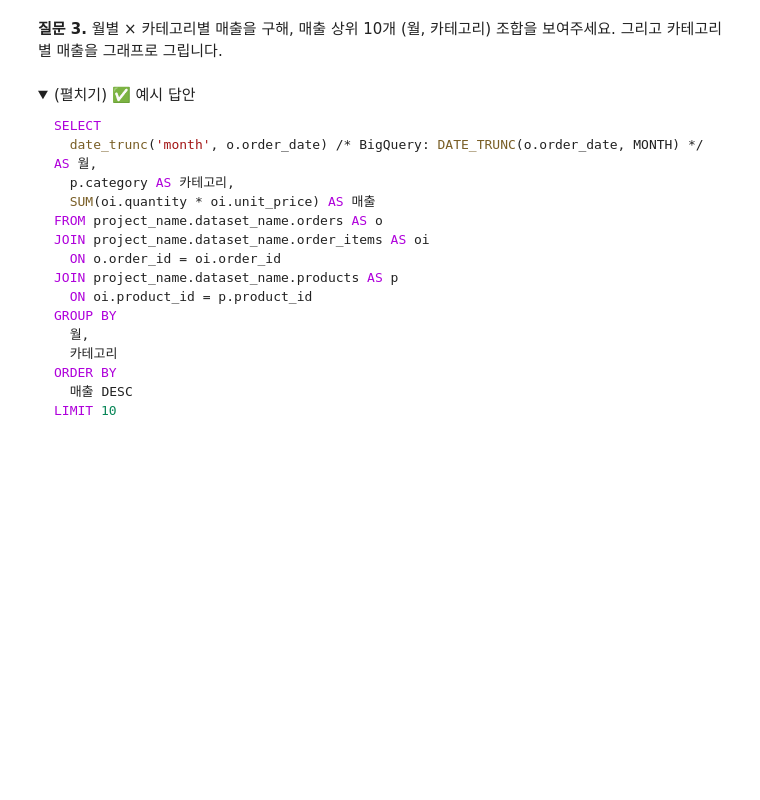
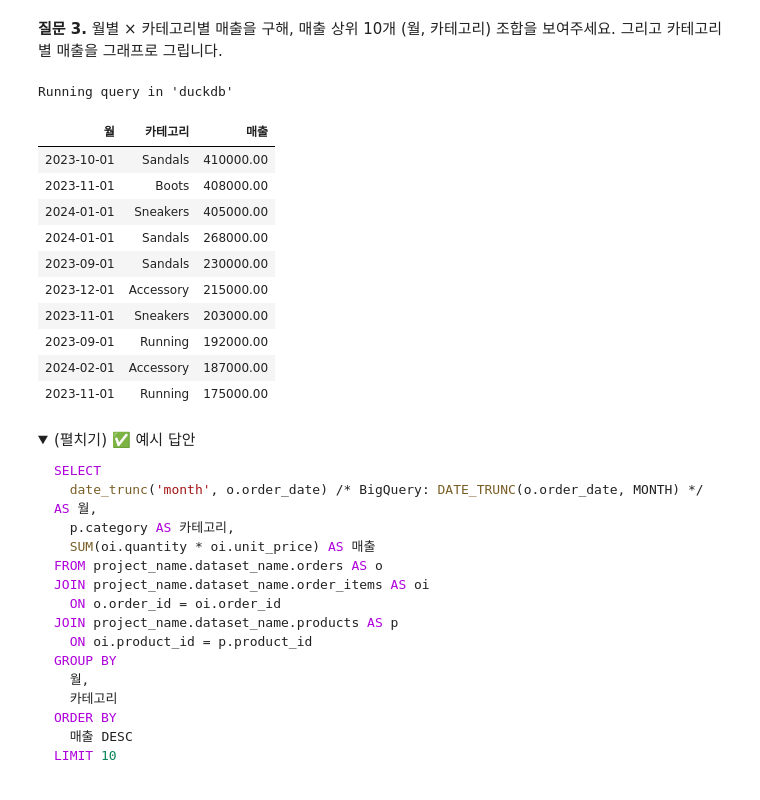
Before and after one commit to yeeunkim-dev/ai-data-bootcamp, a Jupyter notebook: D026+_SQL 데이터 분석/SQL 기초 — 테이블 결합과 중첩 쿼리.ipynb, the cells around one changed output. Saved outputs shown, nothing was run; the diff lists cells and outputs as text; code cells hidden in the pictures; folded sections open; blank space fills up the shorter version.

```diff
--- a/D026+_SQL 데이터 분석/SQL 기초 — 테이블 결합과 중첩 쿼리.ipynb
+++ b/D026+_SQL 데이터 분석/SQL 기초 — 테이블 결합과 중첩 쿼리.ipynb
@@ -1349,3 +1741,32 @@ LIMIT 5
+# %%
+%%sql
+-- [C33] 🧪 종합 실습 — 월별·카테고리별 매출 TOP 10 (3/4)
+
+SELECT
+    CAST(date_trunc('month', o.order_date) AS DATE) AS 월,
+    p.category AS 카테고리,
+    SUM(oi.quantity * oi.unit_price) AS 매출
+FROM project_name.dataset_name.orders AS o
+JOIN project_name.dataset_name.order_items AS oi
+  ON o.order_id = oi.order_id
+JOIN project_name.dataset_name.products AS p
+  ON oi.product_id = p.product_id
+GROUP BY 월, 카테고리
+ORDER BY 매출 DESC
+LIMIT 10
+# %% [output]
+Running query in 'duckdb'
+| 월 | 카테고리 | 매출 |
+| 2023-10-01 | Sandals | 410000.00 |
+| 2023-11-01 | Boots | 408000.00 |
+| 2024-01-01 | Sneakers | 405000.00 |
+| 2024-01-01 | Sandals | 268000.00 |
+| 2023-09-01 | Sandals | 230000.00 |
+| 2023-12-01 | Accessory | 215000.00 |
+| 2023-11-01 | Sneakers | 203000.00 |
+| 2023-09-01 | Running | 192000.00 |
+| 2024-02-01 | Accessory | 187000.00 |
+| 2023-11-01 | Running | 175000.00 |
 # %% [markdown]
 <details>
 <summary>(펼치기) ✅ 예시 답안</summary>
```
Also changed, not shown: parts of 56 cells of this notebook.
